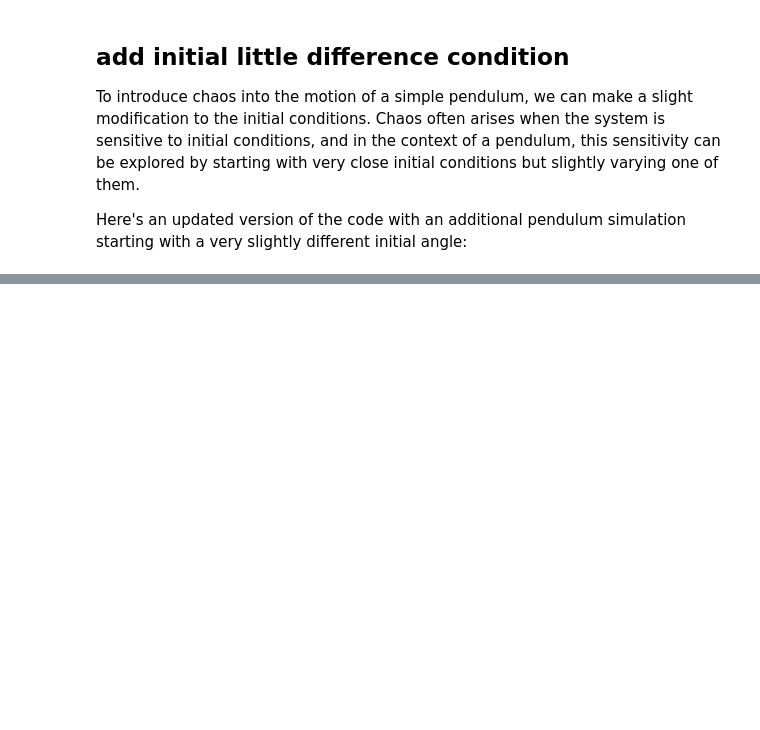
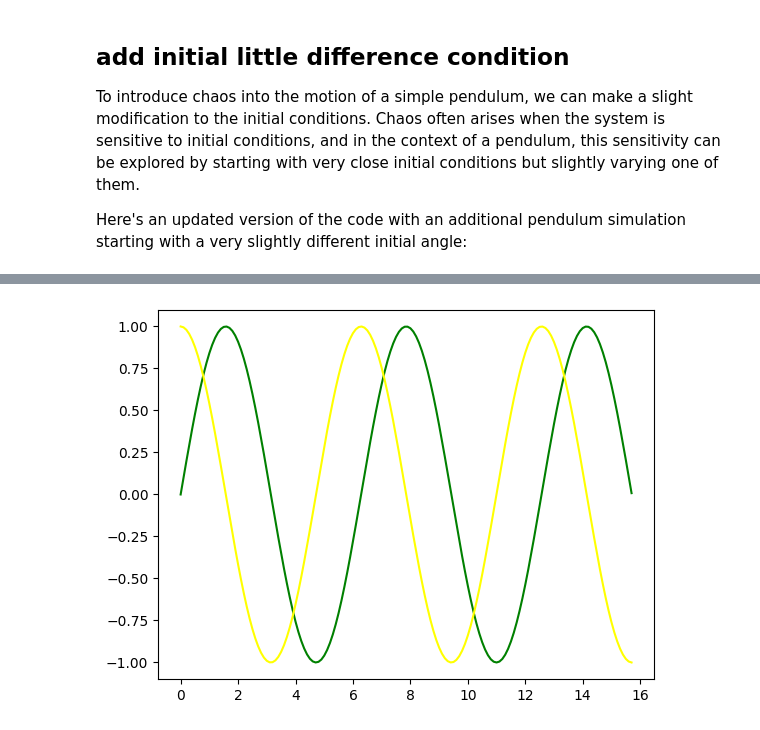
Before and after one commit to chiyanglin-AStar/science_coding, a Jupyter notebook: 4_chaos.ipynb, the cells around one changed output, grey strips where cells are left out. Saved outputs shown, nothing was run; the diff lists cells and outputs as text; code cells hidden in the pictures; blank space fills up the shorter version.

```diff
--- a/4_chaos.ipynb
+++ b/4_chaos.ipynb
@@ -147,0 +152,17 @@ plt.show()
+# %%
+import numpy as np
+import matplotlib.pyplot as plt
+from scipy.integrate import solve_ivp
+
+
+length = 1.0
+gravity = 9.8
+
+x = np.arange(0, 5*np.pi, 0.1)
+y = np.sin(x)
+yy = np.cos(x)
+plt.plot(x, y, color='green')
+plt.plot(x, yy, color='yellow')
+plt.show()
+# %% [output]
+[figure, added]
```
Also changed, not shown: parts of 1 cell of this notebook.
